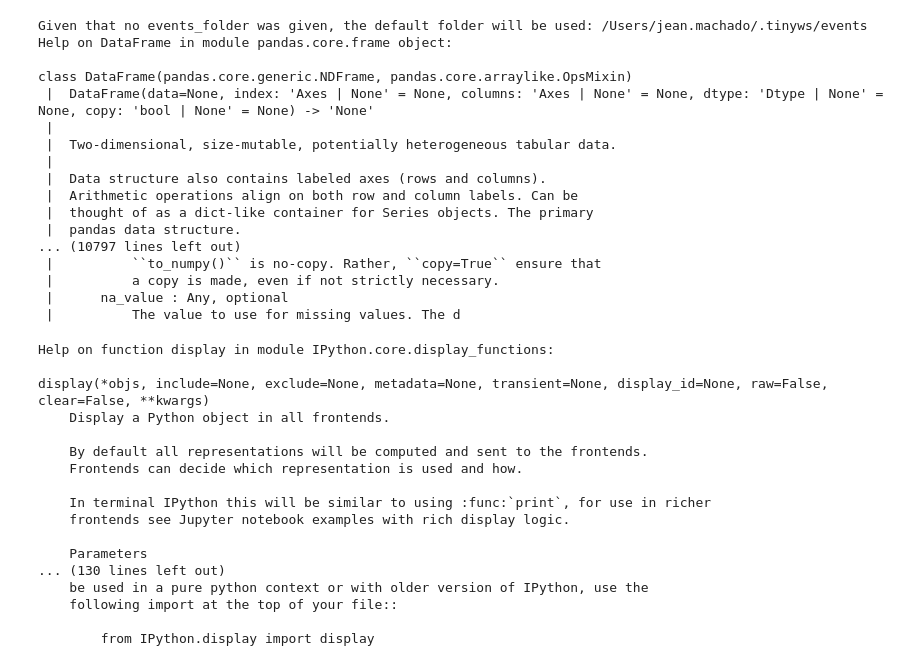
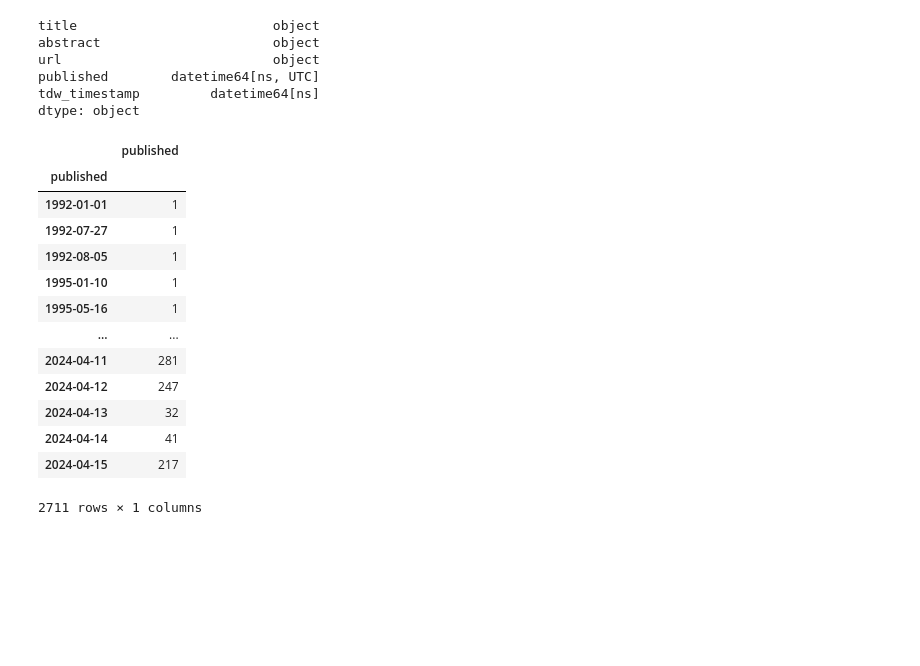
Before and after one commit to state-of-the-art-with-ai/state-of-the-art-with-ai, a Jupyter notebook: notebooks/inspect_papers.ipynb, the cells around one changed output. Saved outputs shown, nothing was run; the diff lists cells and outputs as text; code cells hidden in the pictures; blank space fills up the shorter version.

```diff
--- a/notebooks/inspect_papers.ipynb
+++ b/notebooks/inspect_papers.ipynb
@@ -21,47 +21,0 @@ df.sort_values(by='published', ascending=False)
-# %%
-
-from state_of_the_art.papers import PapersData
-import pandas as pd
-
-df : pd.DataFrame = PapersData().load_latest_n_days(5).sort_values('published', ascending=True)
-
-hel
-# %% [output]
-Given that no events_folder was given, the default folder will be used: /Users/jean.machado/.tinyws/events
-Help on DataFrame in module pandas.core.frame object:
-
-class DataFrame(pandas.core.generic.NDFrame, pandas.core.arraylike.OpsMixin)
- |  DataFrame(data=None, index: 'Axes | None' = None, columns: 'Axes | None' = None, dtype: 'Dtype | None' = None, copy: 'bool | None' = None) -> 'None'
- |
- |  Two-dimensional, size-mutable, potentially heterogeneous tabular data.
- |
- |  Data structure also contains labeled axes (rows and columns).
- |  Arithmetic operations align on both row and column labels. Can be
- |  thought of as a dict-like container for Series objects. The primary
- |  pandas data structure.
-... (10797 lines left out)
- |          ``to_numpy()`` is no-copy. Rather, ``copy=True`` ensure that
- |          a copy is made, even if not strictly necessary.
- |      na_value : Any, optional
- |          The value to use for missing values. The d
-# %%
-#display(df.to_html(notebook=True), raw=True)
-help(display)
-# %% [output]
-Help on function display in module IPython.core.display_functions:
-
-display(*objs, include=None, exclude=None, metadata=None, transient=None, display_id=None, raw=False, clear=False, **kwargs)
-    Display a Python object in all frontends.
-
-    By default all representations will be computed and sent to the frontends.
-    Frontends can decide which representation is used and how.
-
-    In terminal IPython this will be similar to using :func:`print`, for use in richer
-    frontends see Jupyter notebook examples with rich display logic.
-
-    Parameters
-... (130 lines left out)
-    be used in a pure python context or with older version of IPython, use the
-    following import at the top of your file::
-
-        from IPython.display import display
@@ -71,0 +22,27 @@ display(df.to_html(), include='text/html')
+# %%
+df.dtypes
+# %% [output]
+title                         object
+abstract                      object
+url                           object
+published        datetime64[ns, UTC]
+tdw_timestamp         datetime64[ns]
+dtype: object
+# %%
+#df.groupby(df.published.dt.day, as_index=nnew_df = df.groupby(by=df.published.dt.date).agg({'published': 'count'})
+df.groupby(by=df.published.dt.date).agg({'published': 'count'})
+# %% [output]
+|  | published |
+| published |  |
+| 1992-01-01 | 1 |
+| 1992-07-27 | 1 |
+| 1992-08-05 | 1 |
+| 1995-01-10 | 1 |
+| 1995-05-16 | 1 |
+| ... | ... |
+| 2024-04-11 | 281 |
+| 2024-04-12 | 247 |
+| 2024-04-13 | 32 |
+| 2024-04-14 | 41 |
+| 2024-04-15 | 217 |
+2711 rows × 1 columns
```
Also changed, not shown: parts of 3 cells of this notebook, 5 other files.
